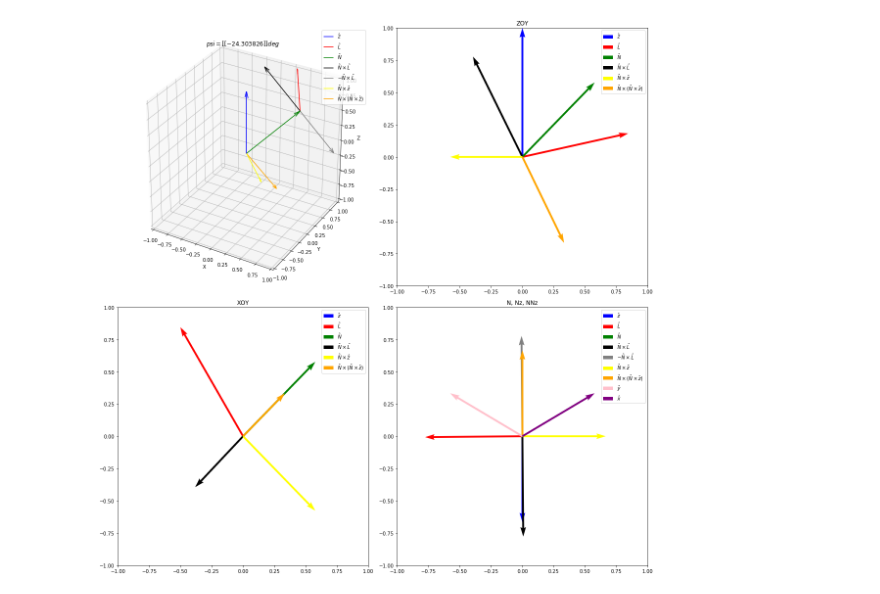
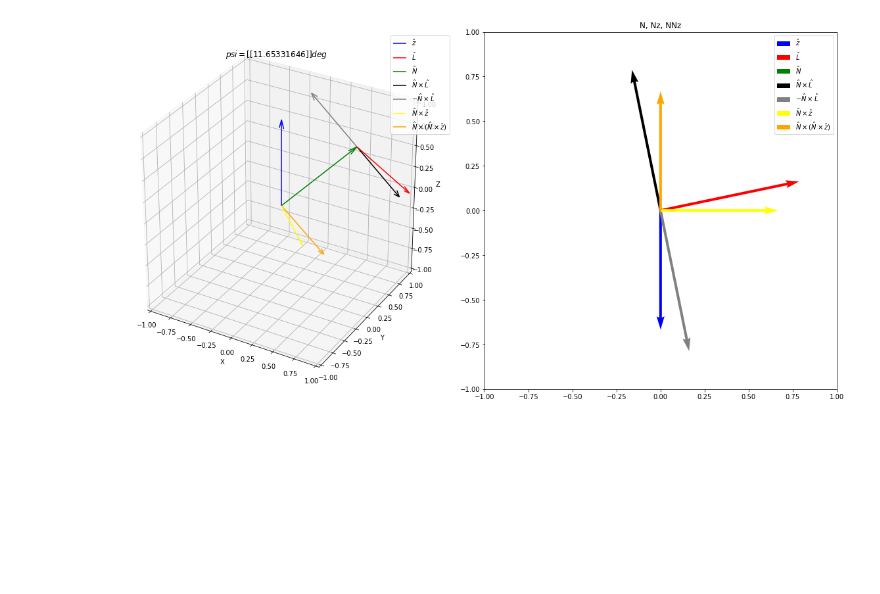
Before and after one commit to kelvin1020/taiji_simulation, a Jupyter notebook: orbitData/psiPlot.ipynb, the cells around one changed output. Saved outputs shown, nothing was run; the diff lists cells and outputs as text; code cells hidden in the pictures; blank space fills up the shorter version.

```diff
--- a/orbitData/psiPlot.ipynb
+++ b/orbitData/psiPlot.ipynb
@@ -34,8 +34,12 @@ def vecCross(a, b):
     c = [np.einsum("i,j,ijk->k", a[i,:],b[i,:], e) for i in range(0, len(a))]
     return np.vstack(c) #(x,y,z)
 
+# def vecDot(a, b):
+#     c = [np.einsum("i,j->", a[i,:],b[i,:]) for i in range(0, len(a))]
+#     return np.vstack(c) #(x,y,z)
+
 def vecDot(a, b):
-    c = [np.einsum("i,j->", a[i,:],b[i,:]) for i in range(0, len(a))]
+    c = [np.inner(a[i],b[i]) for i in range(0, len(a))]
     return np.vstack(c) #(x,y,z)
 
 
@@ -133,70 +137,32 @@ ax.quiver(0,0,0, Nhat[:,0], Nhat[:,1], Nhat[:,2], length=1.0,  arrow_length_rati
 ax.quiver(Nhat[:,0],Nhat[:,1],Nhat[:,2], NL[:,0], NL[:,1], NL[:,2], length=1.0,  arrow_length_ratio=0.1, \
           label = '$\hat{N} \\times \hat{L}$', color = 'black')
 ax.quiver(Nhat[:,0],Nhat[:,1],Nhat[:,2], -NL[:,0], -NL[:,1], -NL[:,2], length=1.0,  arrow_length_ratio=0.1, \
           label = '$-\hat{N} \\times \hat{L}$', color = 'grey')
 ax.quiver(0,0,0, Nz[:,0], Nz[:,1], Nz[:,2], length=1.0,  arrow_length_ratio=0.1, label = '$\hat{N} \\times \hat{z}$', color = 'yellow' )
 ax.quiver(0,0,0, NNz[:,0], NNz[:,1], NNz[:,2], length=1.0,  arrow_length_ratio=0.1, label = '$\hat{N} \\times(\hat{N} \\times \hat{z})$', color = 'orange' )
 
 plt.title("$psi = %s$"%(psiShow))
 plt.legend()
 
 
-ax = fig.add_subplot(224)
+ax = fig.add_subplot(222)
 
 
 ax.quiver(0,0, zhatT[0,0], zhatT[1,0], label = '$\hat{z}$', color = 'blue', angles='xy', scale_units='xy', scale=1 )
 ax.quiver(0,0, LhatT[0,0], LhatT[1,0], label = '$\hat{L}$', color = 'red', angles='xy', scale_units='xy', scale=1 )
 ax.quiver(0,0, NhatT[0,0], NhatT[1,0], label = '$\hat{N}$', color = 'green', angles='xy', scale_units='xy', scale=1 )
 ax.quiver(0,0, NLT[0,0], NLT[1,0], label = '$\hat{N} \\times \hat{L}$', color = 'black', angles='xy', scale_units='xy', scale=1 )
 ax.quiver(0,0, -NLT[0,0], -NLT[1,0], label = '$-\hat{N} \\times \hat{L}$', color = 'grey', angles='xy', scale_units='xy', scale=1 )
 ax.quiver(0,0, NzT[0,0], NzT[1,0], label = '$\hat{N} \\times \hat{z}$', color = 'yellow', angles='xy', scale_units='xy', scale=1 )
 ax.quiver(0,0, NNzT[0,0], NNzT[1,0], label = '$\hat{N} \\times(\hat{N} \\times \hat{z})$', color = 'orange', angles='xy', scale_units='xy', scale=1 )
-ax.quiver(0,0, yhatT[0,0], yhatT[1,0], label = '$\hat{y}$', color = 'pink', angles='xy', scale_units='xy', scale=1 )
-ax.quiver(0,0, xhatT[0,0], xhatT[1,0], label = '$\hat{x}$', color = 'purple', angles='xy', scale_units='xy', scale=1 )
-
-
-
 
 plt.xlim(-1,1)
 plt.ylim(-1,1)
 plt.title("N, Nz, NNz")
 plt.legend()
 
 
-ax = fig.add_subplot(223)
-
-
-ax.quiver(0,0, zhat[:,0], zhat[:,1], label = '$\hat{z}$', color = 'blue', angles='xy', scale_units='xy', scale=1 )
-ax.quiver(0,0, Lhat[:,0], Lhat[:,1], label = '$\hat{L}$', color = 'red', angles='xy', scale_units='xy', scale=1 )
-ax.quiver(0,0, Nhat[:,0], Nhat[:,1], label = '$\hat{N}$', color = 'green', angles='xy', scale_units='xy', scale=1 )
-ax.quiver(0,0, NL[:,0], NL[:,1], label = '$\hat{N} \\times \hat{L}$', color = 'black', angles='xy', scale_units='xy', scale=1 )
-# ax.quiver(0,0, -NL[:,0], -NL[:,1], label = '$-\hat{N} \\times \hat{L}$', color = 'grey', angles='xy', scale_units='xy', scale=1 )
-ax.quiver(0,0, Nz[:,0], Nz[:,1], label = '$\hat{N} \\times \hat{z}$', color = 'yellow', angles='xy', scale_units='xy', scale=1 )
-ax.quiver(0,0, NNz[:,0], NNz[:,1], label = '$\hat{N} \\times(\hat{N} \\times \hat{z})$', color = 'orange', angles='xy', scale_units='xy', scale=1 )
-plt.xlim(-1,1)
-plt.ylim(-1,1)
-plt.title("XOY")
-plt.legend()
-
-
-ax = fig.add_subplot(222)
-
-
-ax.quiver(0,0, zhat[:,1], zhat[:,2], label = '$\hat{z}$', color = 'blue', angles='xy', scale_units='xy', scale=1 )
-ax.quiver(0,0, Lhat[:,1], Lhat[:,2], label = '$\hat{L}$', color = 'red', angles='xy', scale_units='xy', scale=1 )
-ax.quiver(0,0, Nhat[:,1], Nhat[:,2], label = '$\hat{N}$', color = 'green', angles='xy', scale_units='xy', scale=1 )
-ax.quiver(0,0, NL[:,1], NL[:,2], label = '$\hat{N} \\times \hat{L}$', color = 'black', angles='xy', scale_units='xy', scale=1 )
-# ax.quiver(0,0, -NL[:,1], -NL[:,2], label = '$-\hat{N} \\times \hat{L}$', color = 'grey', angles='xy', scale_units='xy', scale=1 )
-ax.quiver(0,0, Nz[:,1], Nz[:,2], label = '$\hat{N} \\times \hat{z}$', color = 'yellow', angles='xy', scale_units='xy', scale=1 )
-ax.quiver(0,0, NNz[:,1], NNz[:,2], label = '$\hat{N} \\times(\hat{N} \\times \hat{z})$', color = 'orange', angles='xy', scale_units='xy', scale=1 )
-plt.xlim(-1,1)
-plt.ylim(-1,1)
-plt.title("ZOY")
-plt.legend()
-
-
-
 plt.tight_layout()
 plt.show()
 # %% [output]
-[figure, old version]
+[figure, new version]
```
Also changed, not shown: parts of 2 cells of this notebook, 2 other files.
